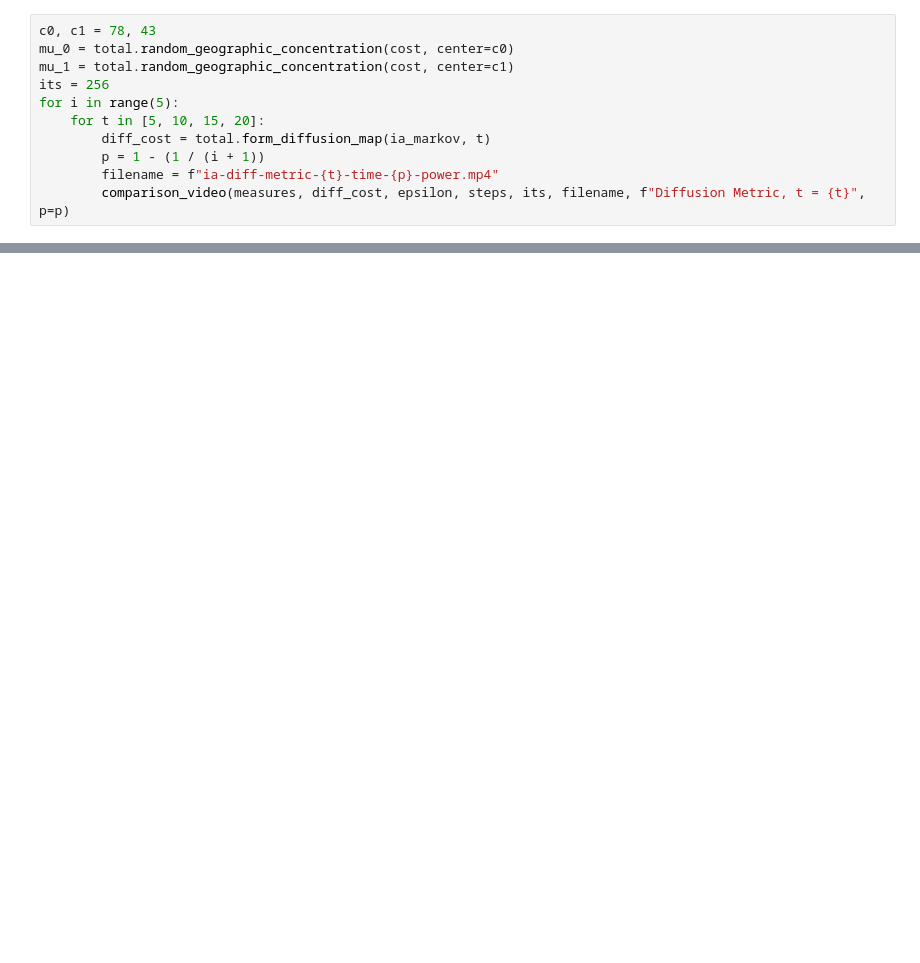
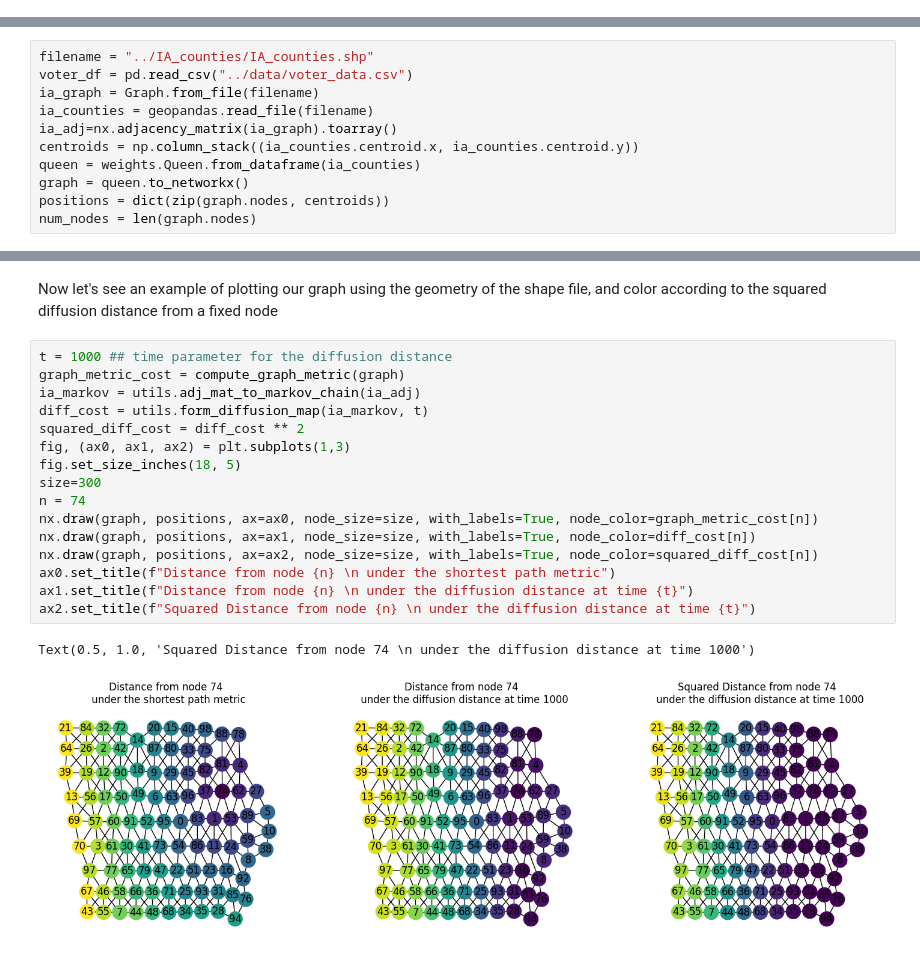
Before and after one commit to dcgentile/geographic-ot, a Jupyter notebook: notebooks/ia_diffusion_geodesics.ipynb, the cells around one changed output, grey strips where cells are left out. Cells and saved outputs as stored; diff of their text form; blank space fills up the shorter version.

Commit message:
preparing example notebooks

```diff
--- a/notebooks/ia_diffusion_geodesics.ipynb
+++ b/notebooks/ia_diffusion_geodesics.ipynb
@@ -211,11 +0,0 @@ for t in range(20):
-# %%
-c0, c1 = 78, 43
-mu_0 = total.random_geographic_concentration(cost, center=c0)
-mu_1 = total.random_geographic_concentration(cost, center=c1)
-its = 256
-for i in range(5):
-    for t in [5, 10, 15, 20]:
-        diff_cost = total.form_diffusion_map(ia_markov, t)
-        p = 1 - (1 / (i + 1))
-        filename = f"ia-diff-metric-{t}-time-{p}-power.mp4"
-        comparison_video(measures, diff_cost, epsilon, steps, its, filename, f"Diffusion Metric, t = {t}", p=p)
@@ -386,0 +22,11 @@ for t in range(1,11):
+# %%
+filename = "../IA_counties/IA_counties.shp"
+voter_df = pd.read_csv("../data/voter_data.csv")
+ia_graph = Graph.from_file(filename)
+ia_counties = geopandas.read_file(filename)
+ia_adj=nx.adjacency_matrix(ia_graph).toarray()
+centroids = np.column_stack((ia_counties.centroid.x, ia_counties.centroid.y))
+queen = weights.Queen.from_dataframe(ia_counties)
+graph = queen.to_networkx()
+positions = dict(zip(graph.nodes, centroids))
+num_nodes = len(graph.nodes)
@@ -386,0 +63,21 @@ for t in range(1,11):
+# %% [markdown]
+Now let's see an example of plotting our graph using the geometry of the shape file, and color according to the squared diffusion distance from a fixed node
+# %%
+t = 1000 ## time parameter for the diffusion distance
+graph_metric_cost = compute_graph_metric(graph)
+ia_markov = utils.adj_mat_to_markov_chain(ia_adj)
+diff_cost = utils.form_diffusion_map(ia_markov, t)
+squared_diff_cost = diff_cost ** 2
+fig, (ax0, ax1, ax2) = plt.subplots(1,3)
+fig.set_size_inches(18, 5)
+size=300
+n = 74
+nx.draw(graph, positions, ax=ax0, node_size=size, with_labels=True, node_color=graph_metric_cost[n])
+nx.draw(graph, positions, ax=ax1, node_size=size, with_labels=True, node_color=diff_cost[n])
+nx.draw(graph, positions, ax=ax2, node_size=size, with_labels=True, node_color=squared_diff_cost[n])
+ax0.set_title(f"Distance from node {n} \n under the shortest path metric")
+ax1.set_title(f"Distance from node {n} \n under the diffusion distance at time {t}")
+ax2.set_title(f"Squared Distance from node {n} \n under the diffusion distance at time {t}")
+# %% [output]
+Text(0.5, 1.0, 'Squared Distance from node 74 \n under the diffusion distance at time 1000')
+[figure, added]
```
Also changed, not shown: parts of 34 cells of this notebook, 2 other files.
